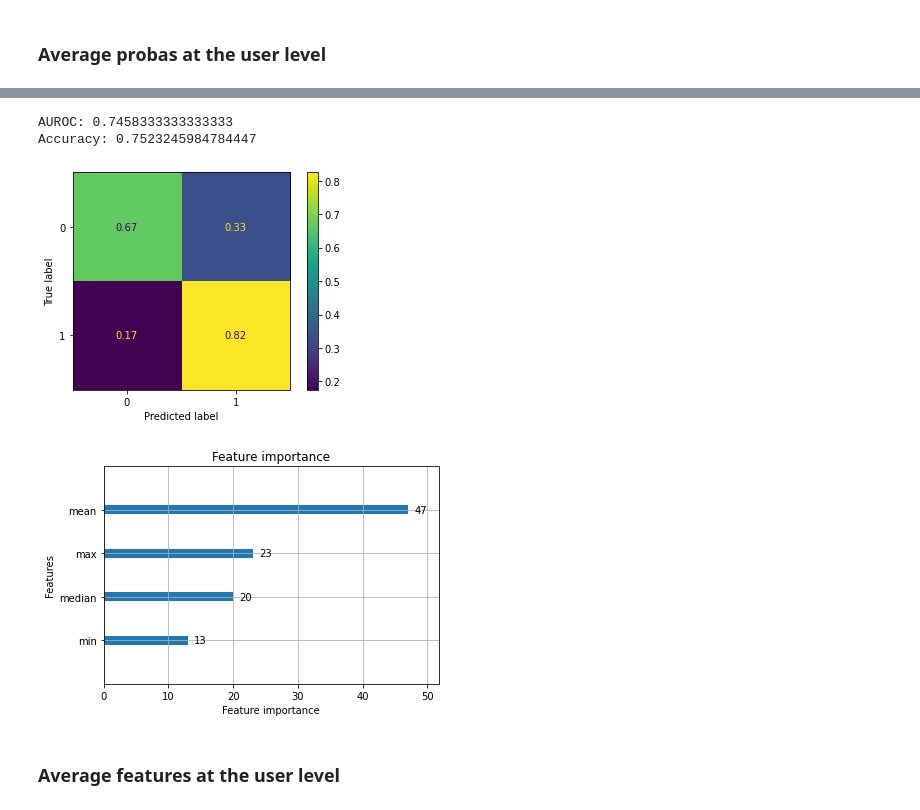
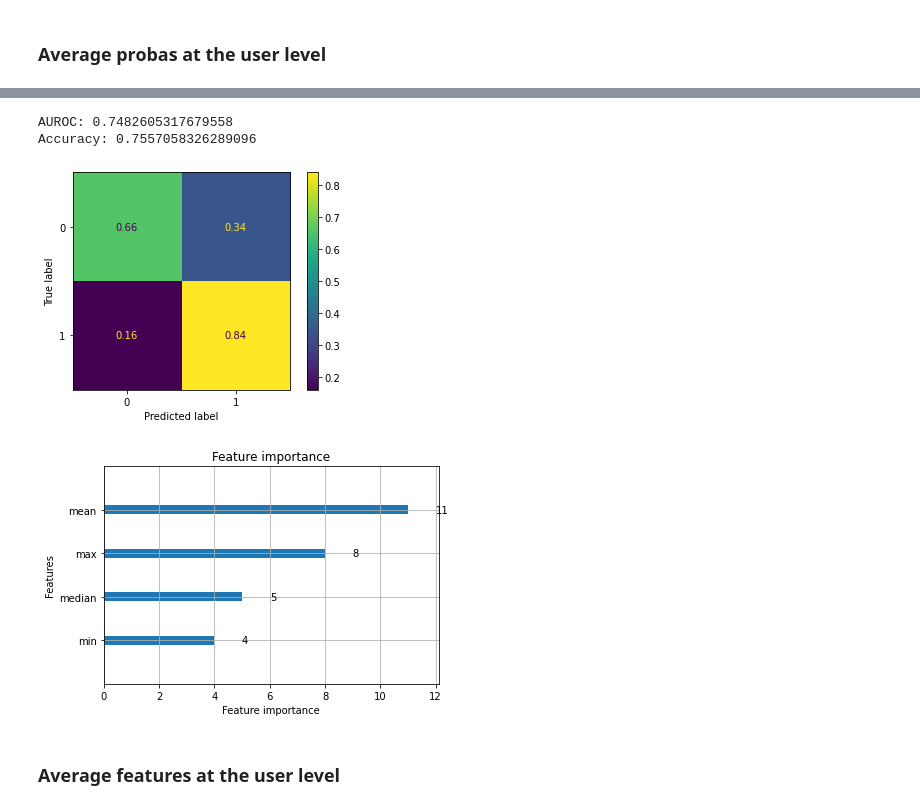
Before and after one commit to aegonwolf/ukraine-conflict-social-news, a Jupyter notebook: Bot detection - Florian.ipynb, the cells around one changed output, grey strips where cells are left out. Drawn from its saved outputs; the diff is of its cells as text; code cells hidden in the pictures.

```diff
--- a/Bot detection - Florian.ipynb
+++ b/Bot detection - Florian.ipynb
@@ -555,8 +647,13 @@ df_test.to_csv(PATH.format('test_metadata'))
 # %%
-df_train = pd.read_csv(PATH.format('train_metadata'), index_col='Unnamed: 0')
-df_test = pd.read_csv(PATH.format('test_metadata'), index_col='Unnamed: 0')
+df_train_tweets = pd.read_csv(PATH.format('train_tweets_prep'), index_col='Unnamed: 0')
+df_test_tweets = pd.read_csv(PATH.format('test_tweets_prep'), index_col='Unnamed: 0')
 # %%
 def filter_metadata(df: pd.DataFrame):
     return df.drop([ 'tweet', 'location', 'screen_name', 'id',
+                     'description', 'desc_hashtags', 'desc_mentions',
+                     'desc_cashtags', 'desc_links', 'desc_emojis',
                      'replies', 'retweet', 'hashtags', 'mentions',
                      'cashtags', 'links', 'emojis' ], axis=1)
+
+df_train_tweets = filter_metadata(df_train_tweets)
+df_test_tweets = filter_metadata(df_test_tweets)
@@ -572,5 +662,5 @@ df_test_meta = add_avg(df_test_meta)
 # %% [markdown]
 > __Very high AUROC during training, but meh performance in the end bc of over-use of users metadata__
 # %%
-clf_meta = get_best_clf(df_train_meta)
+clf_tweets = get_best_clf(df_train_tweets)
 # %% [output]
@@ -616,10 +706,10 @@ Accuracy: 0.7662849051600347
 # %% [markdown]
 ### Average probas at the user level
 # %%
-df_train_meta_agg, df_test_meta_agg = get_agg(clf_meta,
-                                              df_train_meta,
-                                              df_test_meta,
-                                              df_train['id'],
-                                              df_test['id'])
-clf_meta_agg = get_best_clf(df_train_meta_agg)
+df_train_tweets_agg, df_test_tweets_agg = get_agg(clf_tweets,
+                                                  df_train_tweets,
+                                                  df_test_tweets,
+                                                  df_train['id'],
+                                                  df_test['id'])
+clf_tweets_agg = get_best_clf(df_train_tweets_agg)
 # %% [output]
@@ -686,10 +798,10 @@ Did not meet early stopping. Best iteration is:
 # %%
-eval_clf(clf_meta_agg, df_test_meta_agg)
+eval_clf(clf_tweets_agg, df_test_tweets_agg)
 # %% [output]
-AUROC: 0.7458333333333333
-Accuracy: 0.7523245984784447
+AUROC: 0.7482605317679558
+Accuracy: 0.7557058326289096
-[figure, old version]
+[figure, new version]
-[figure, old version]
+[figure, new version]
 # %% [markdown]
 ### Average features at the user level
 # %% [markdown]
```
Also changed, not shown: parts of 65 cells of this notebook.
